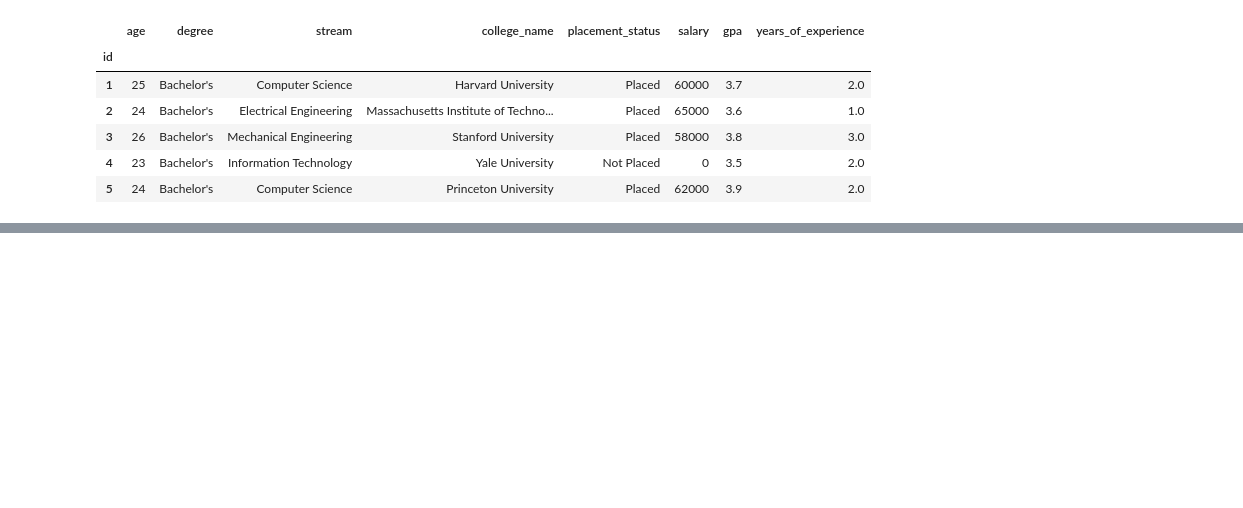
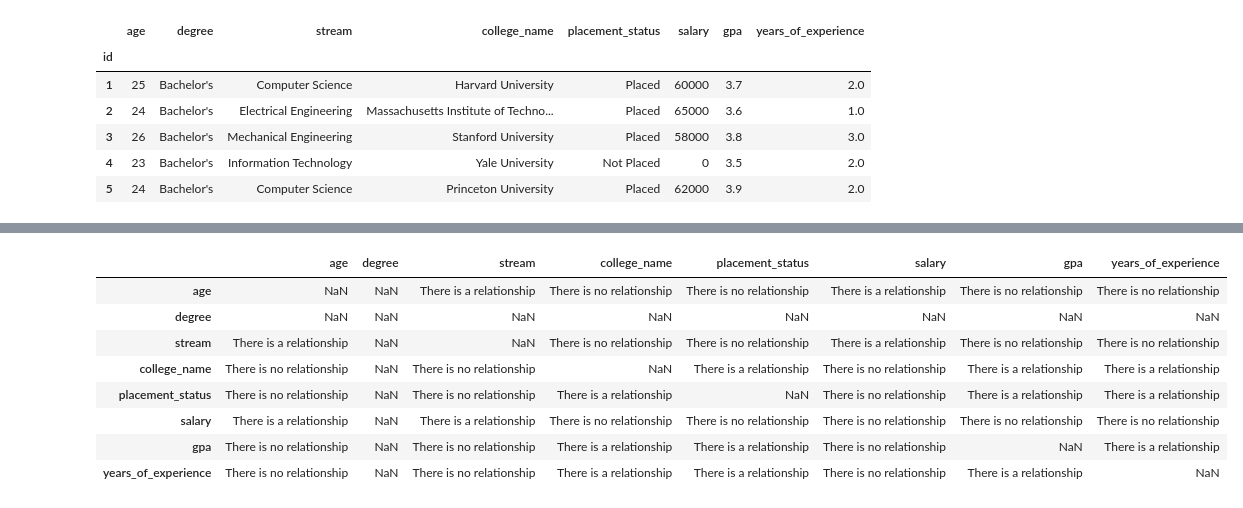
Before and after one commit to Saravanan-20G/Dataset-4-Job_Placement, a Jupyter notebook: job_placement.ipynb, the cells around one changed output, grey strips where cells are left out. Saved outputs shown, nothing was run; the diff lists cells and outputs as text; code cells hidden in the pictures; blank space fills up the shorter version.

```diff
--- a/job_placement.ipynb
+++ b/job_placement.ipynb
@@ -155,0 +295,13 @@ df.head()
+# %%
+
+comperativeColumn_result
+# %% [output]
+|  | age | degree | stream | college_name | placement_status | salary | gpa | years_of_experience |
+| age | NaN | NaN | There is a relationship | There is no relationship | There is no relationship | There is a relationship | There is no relationship | There is no relationship |
+| degree | NaN | NaN | NaN | NaN | NaN | NaN | NaN | NaN |
+| stream | There is a relationship | NaN | NaN | There is no relationship | There is no relationship | There is a relationship | There is no relationship | There is no relationship |
+| college_name | There is no relationship | NaN | There is no relationship | NaN | There is a relationship | There is no relationship | There is a relationship | There is a relationship |
+| placement_status | There is no relationship | NaN | There is no relationship | There is a relationship | NaN | There is no relationship | There is a relationship | There is a relationship |
+| salary | There is a relationship | NaN | There is a relationship | There is no relationship | There is no relationship | There is no relationship | There is no relationship | There is no relationship |
+| gpa | There is no relationship | NaN | There is no relationship | There is a relationship | There is a relationship | There is no relationship | NaN | There is a relationship |
+| years_of_experience | There is no relationship | NaN | There is no relationship | There is a relationship | There is a relationship | There is no relationship | There is a relationship | NaN |
```
Also changed, not shown: parts of 14 cells of this notebook.
